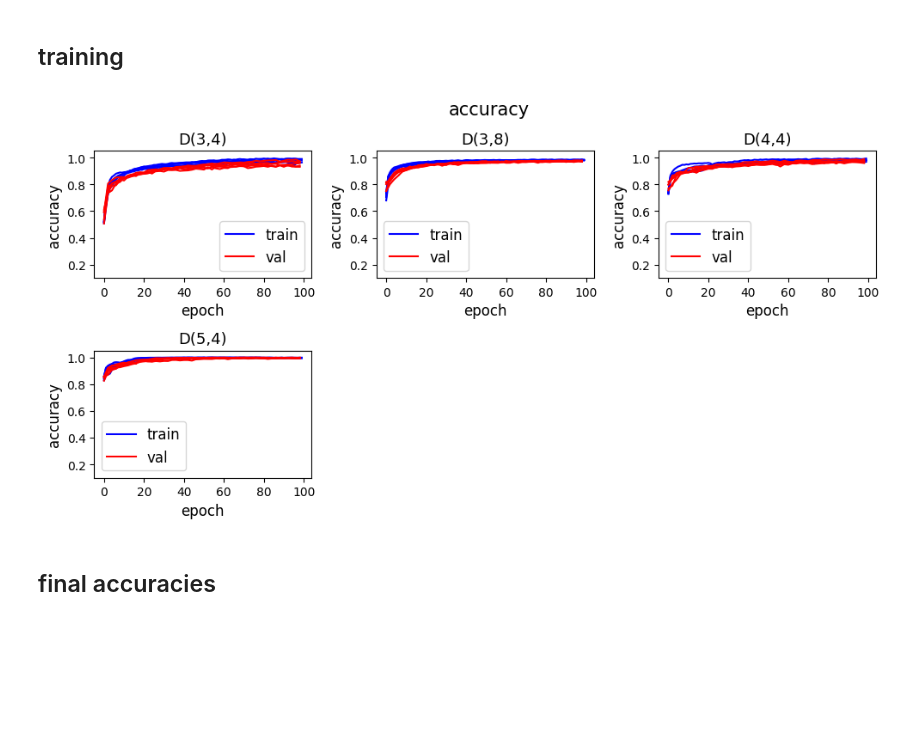
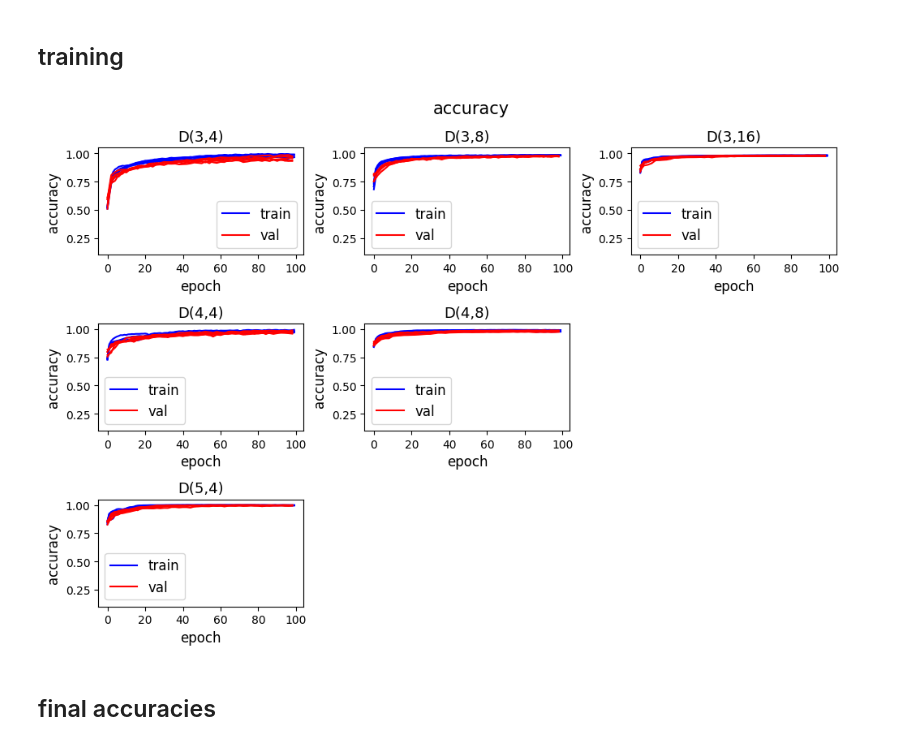
Before and after one commit to mariia55/emergent-abstractions_biased, a Jupyter notebook: analysis.ipynb, the cells around one changed output. Cells and saved outputs as stored; diff of their text form; code cells hidden in the pictures; blank space fills up the shorter version.

```diff
--- a/analysis.ipynb
+++ b/analysis.ipynb
@@ -6,26 +6,20 @@ import pandas as pd
 import seaborn as sns
 from matplotlib import pyplot as plt
 # %%
-#datasets = ['(3,4)', '(3,8)', '(3,16)', '(4,4)', '(4,8)', '(5,4)']
-#n_values = [4, 8, 16, 4, 8, 4]
-#n_attributes = [3, 3, 3, 4, 4, 5]
-#n_epochs = 300
-#n_datasets = len(datasets)
-#paths = ['results/' + d + '_sample_scaling_10_balanced_False_vsf_3/' for d in datasets]
-datasets = ['(3,4)', '(3,8)', '(4,4)', '(5,4)']
-n_values = [4, 8, 4, 4]
-n_attributes = [3, 3, 4, 5]
+datasets = ['(3,4)', '(3,8)', '(3,16)', '(4,4)', '(4,8)', '(5,4)']
+n_values = [4, 8, 16, 4, 8, 4]
+n_attributes = [3, 3, 3, 4, 4, 5]
 n_epochs = 100
 n_datasets = len(datasets)
 paths = ['results/' + d + '_game_size_10_vsf_3' for d in datasets]
 # %% [markdown]
 ## training
 # %%
-all_accuracies = load_accuracies(paths, n_runs=5, n_epochs=100, val_steps=10, zero_shot=False)
+all_accuracies = load_accuracies(paths, n_runs=5, n_epochs=100, val_steps=10, zero_shot=False, context_unaware=False)
 plot_training_trajectory(all_accuracies['train_acc'], all_accuracies['val_acc'], ylim=(0.1, 1.05), steps=(1, 2),
-                         n_epochs=100, titles=('D(3,4)', 'D(3,8)', 'D(4,4)', 'D(5,4)'), plot_indices=(1, 2, 3, 4))
+                         n_epochs=100, titles=('D(3,4)', 'D(3,8)', 'D(3,16)', 'D(4,4)', 'D(4,8)', 'D(5,4)'), plot_indices=(1, 2, 3, 4, 5, 7))
 # %% [output]
-[figure, old version]
+[figure, new version]
 # %% [markdown]
 ## final accuracies
 # %%
```
Also changed, not shown: parts of 26 cells of this notebook, 5 other files.
